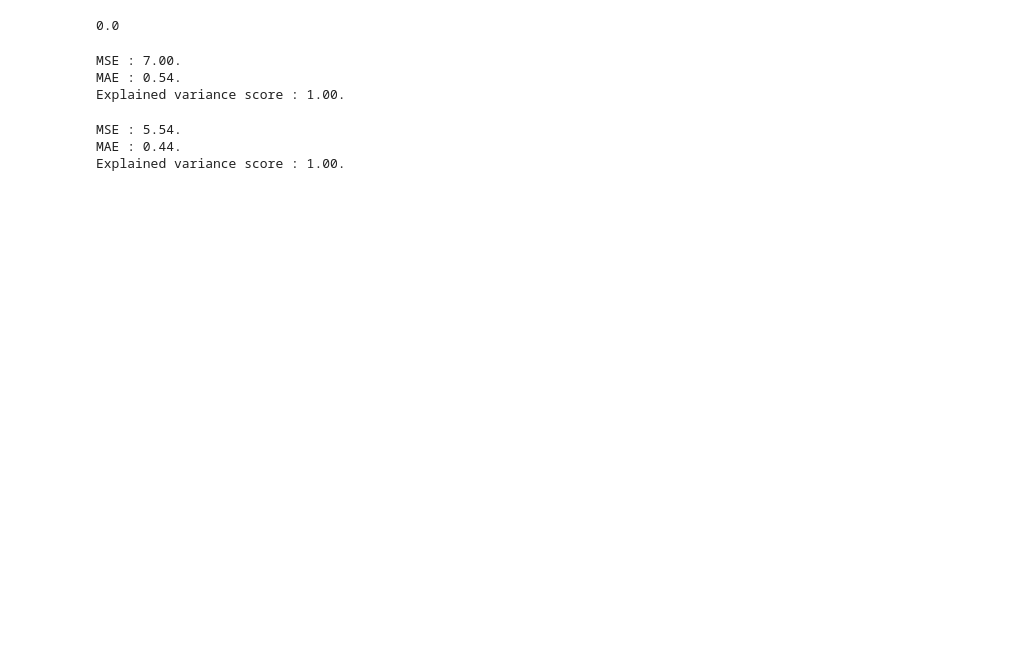
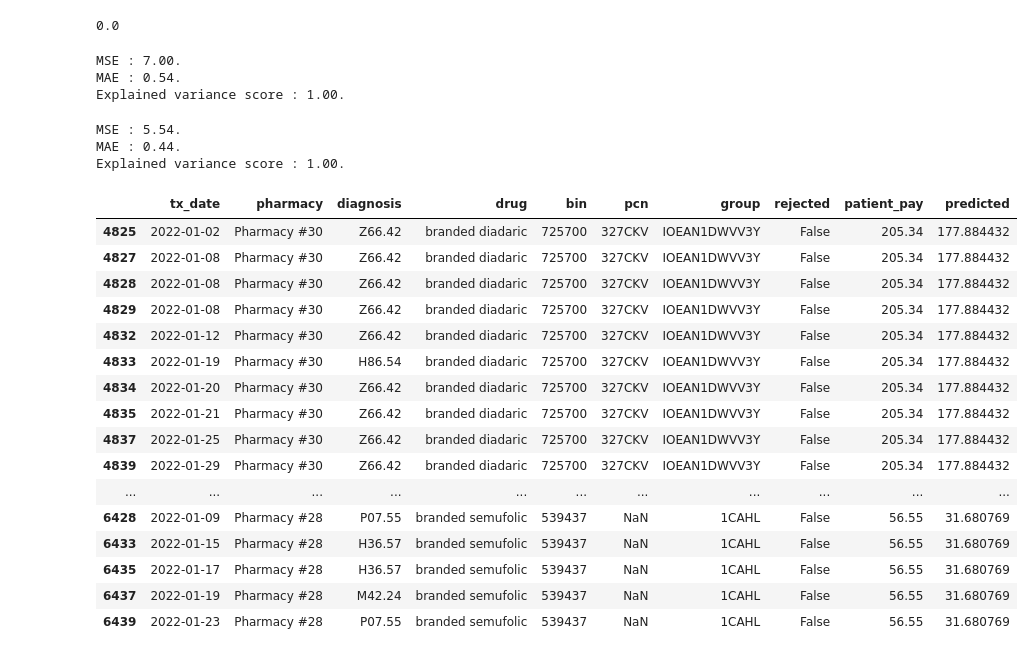
Before and after one commit to TeamPhoenix22/CMM_Challenge, a Jupyter notebook: CoverMyMeds.ipynb, the cells around one changed output. Cells and saved outputs as stored; diff of their text form; code cells hidden in the pictures; blank space fills up the shorter version.

Commit message:
Number of patient pays per group calculated

```diff
--- a/CoverMyMeds.ipynb
+++ b/CoverMyMeds.ipynb
@@ -274,6 +246,7 @@ Explained variance score : 1.00.
 # calculating on ['drug','pharmacy','group']
 
 data_temp= data[data['rejected'] == False] # remove rejected claims
+data_temp=data_temp[data_temp['group'].isna()==False]
 
 data_agg = data_temp.groupby(['drug','pharmacy','group'],as_index=False).patient_pay.mean()
 data_agg['predicted'] = data_agg['patient_pay']
@@ -287,3 +260,23 @@ print(f'Explained variance score : {r2_score(merged.patient_pay,merged.predicted
 MSE : 5.54.
 MAE : 0.44.
 Explained variance score : 1.00.
+# %%
+merged[abs(merged.patient_pay-merged.predicted)>20].head(20)
+# %% [output]
+|  | tx_date | pharmacy | diagnosis | drug | bin | pcn | group | rejected | patient_pay | predicted |
+| 4825 | 2022-01-02 | Pharmacy #30 | Z66.42 | branded diadaric | 725700 | 327CKV | IOEAN1DWVV3Y | False | 205.34 | 177.884432 |
+| 4827 | 2022-01-08 | Pharmacy #30 | Z66.42 | branded diadaric | 725700 | 327CKV | IOEAN1DWVV3Y | False | 205.34 | 177.884432 |
+| 4828 | 2022-01-08 | Pharmacy #30 | Z66.42 | branded diadaric | 725700 | 327CKV | IOEAN1DWVV3Y | False | 205.34 | 177.884432 |
+| 4829 | 2022-01-08 | Pharmacy #30 | Z66.42 | branded diadaric | 725700 | 327CKV | IOEAN1DWVV3Y | False | 205.34 | 177.884432 |
+| 4832 | 2022-01-12 | Pharmacy #30 | Z66.42 | branded diadaric | 725700 | 327CKV | IOEAN1DWVV3Y | False | 205.34 | 177.884432 |
+| 4833 | 2022-01-19 | Pharmacy #30 | H86.54 | branded diadaric | 725700 | 327CKV | IOEAN1DWVV3Y | False | 205.34 | 177.884432 |
+| 4834 | 2022-01-20 | Pharmacy #30 | Z66.42 | branded diadaric | 725700 | 327CKV | IOEAN1DWVV3Y | False | 205.34 | 177.884432 |
+| 4835 | 2022-01-21 | Pharmacy #30 | Z66.42 | branded diadaric | 725700 | 327CKV | IOEAN1DWVV3Y | False | 205.34 | 177.884432 |
+| 4837 | 2022-01-25 | Pharmacy #30 | Z66.42 | branded diadaric | 725700 | 327CKV | IOEAN1DWVV3Y | False | 205.34 | 177.884432 |
+| 4839 | 2022-01-29 | Pharmacy #30 | Z66.42 | branded diadaric | 725700 | 327CKV | IOEAN1DWVV3Y | False | 205.34 | 177.884432 |
+| ... | ... | ... | ... | ... | ... | ... | ... | ... | ... | ... |
+| 6428 | 2022-01-09 | Pharmacy #28 | P07.55 | branded semufolic | 539437 | NaN | 1CAHL | False | 56.55 | 31.680769 |
+| 6433 | 2022-01-15 | Pharmacy #28 | H36.57 | branded semufolic | 539437 | NaN | 1CAHL | False | 56.55 | 31.680769 |
+| 6435 | 2022-01-17 | Pharmacy #28 | H36.57 | branded semufolic | 539437 | NaN | 1CAHL | False | 56.55 | 31.680769 |
+| 6437 | 2022-01-19 | Pharmacy #28 | M42.24 | branded semufolic | 539437 | NaN | 1CAHL | False | 56.55 | 31.680769 |
+| 6439 | 2022-01-23 | Pharmacy #28 | P07.55 | branded semufolic | 539437 | NaN | 1CAHL | False | 56.55 | 31.680769 |
```
Also changed, not shown: parts of 13 cells of this notebook.
